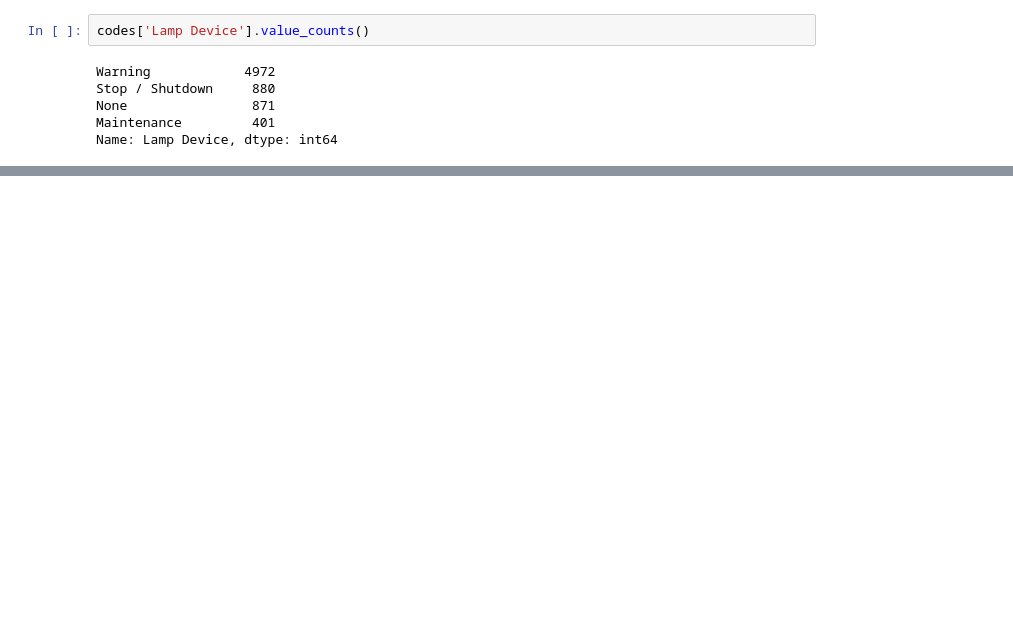
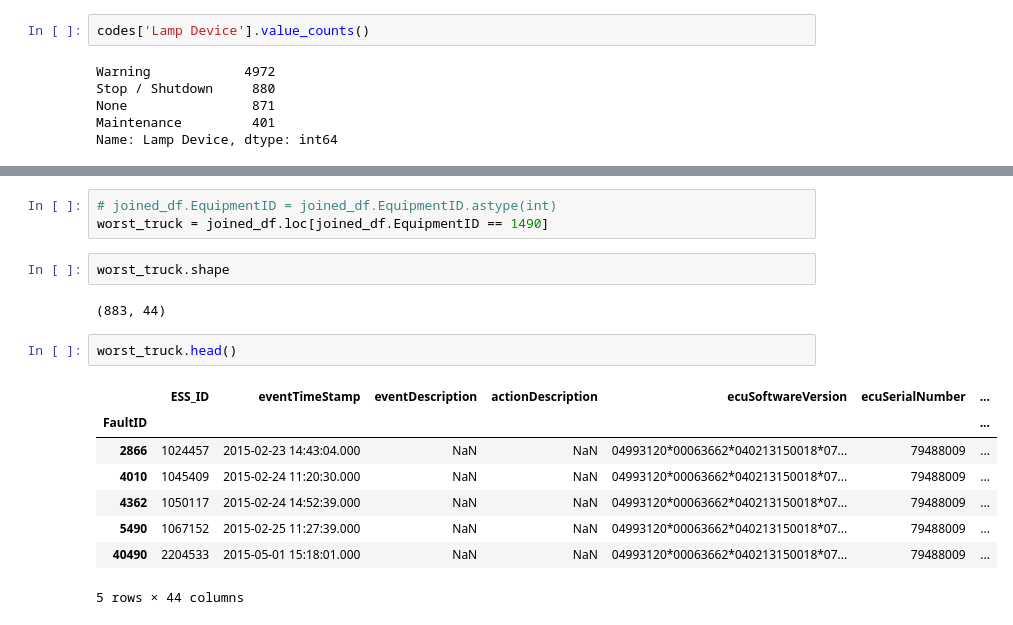
Before and after one commit to berneskaracay/dq-8-predicting-engine-derates-starfish, a Jupyter notebook: Big_G_data_John.ipynb, the cells around one changed output, grey strips where cells are left out. Drawn from its saved outputs; the diff is of its cells as text; blank space fills up the shorter version.

```diff
--- a/Big_G_data_John.ipynb
+++ b/Big_G_data_John.ipynb
@@ -74,0 +306,18 @@ Name: Lamp Device, dtype: int64
+# %%
+# joined_df.EquipmentID = joined_df.EquipmentID.astype(int)
+worst_truck = joined_df.loc[joined_df.EquipmentID == 1490]
+# %%
+worst_truck.shape
+# %% [output]
+(883, 44)
+# %%
+worst_truck.head()
+# %% [output]
+|  | ESS_ID | eventTimeStamp | eventDescription | actionDescription | ecuSoftwareVersion | ecuSerialNumber | ... |
+| FaultID |  |  |  |  |  |  | ... |
+| 2866 | 1024457 | 2015-02-23 14:43:04.000 | NaN | NaN | 04993120*00063662*040213150018*07... | 79488009 | ... |
+| 4010 | 1045409 | 2015-02-24 11:20:30.000 | NaN | NaN | 04993120*00063662*040213150018*07... | 79488009 | ... |
+| 4362 | 1050117 | 2015-02-24 14:52:39.000 | NaN | NaN | 04993120*00063662*040213150018*07... | 79488009 | ... |
+| 5490 | 1067152 | 2015-02-25 11:27:39.000 | NaN | NaN | 04993120*00063662*040213150018*07... | 79488009 | ... |
+| 40490 | 2204533 | 2015-05-01 15:18:01.000 | NaN | NaN | 04993120*00063662*040213150018*07... | 79488009 | ... |
+5 rows × 44 columns
```
Also changed, not shown: parts of 41 cells of this notebook.
